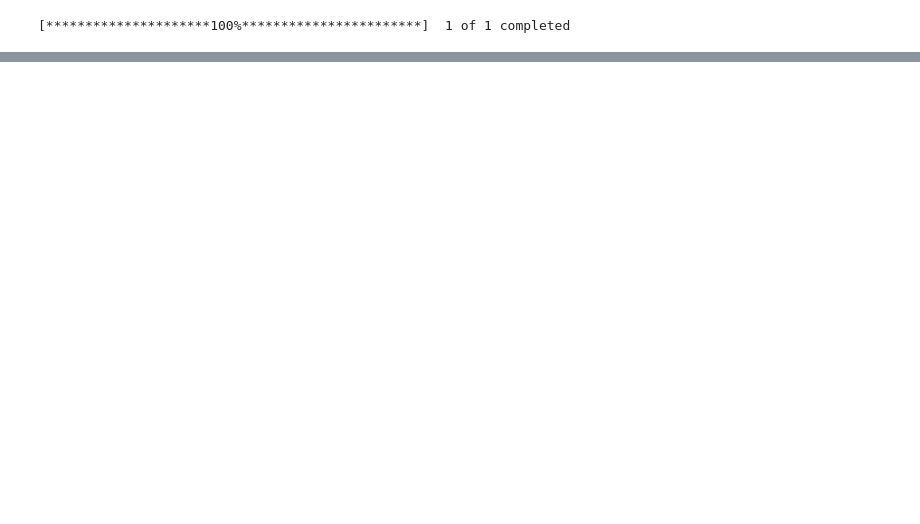
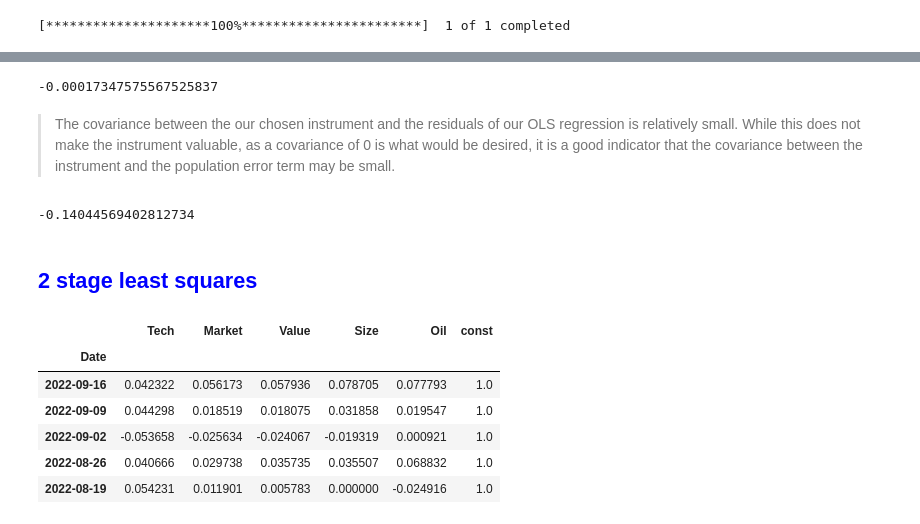
Before and after one commit to felixpoirier1/Assignment-4, a Jupyter notebook: Assignment.ipynb, the cells around one changed output, grey strips where cells are left out. Cells and saved outputs as stored; diff of their text form; code cells hidden in the pictures; blank space fills up the shorter version.

```diff
--- a/Assignment.ipynb
+++ b/Assignment.ipynb
@@ -66,0 +85,13 @@ df.corr()
+# %%
+# Define dependant (y) and independent (x) variables
+y = df[name[0]]
+x = df[name[1:]]
+
+# Add a constant to the predictor variable (intercept)
+x = sm.add_constant(x)
+
+# Fit the OLS model to the sample data
+model_ols = sm.OLS(y, x).fit()
+
+# View model summary (intercept, coefficient, r-squared)
+print(model_ols.summary())
@@ -66,0 +116,25 @@ df.corr()
+# %%
+# Find covariance between residuals and oil prices
+df["Oil"].cov(model_ols.resid)
+# %% [output]
+-0.00017347575567525837
+# %% [markdown]
+> The covariance between the our chosen instrument and the residuals of our OLS regression is relatively small. While this does not make the instrument valuable, as a covariance of 0 is what would be desired, it is a good indicator that the covariance between the instrument and the population error term may be small.
+# %%
+df["Oil"].corr(model_ols.resid)
+# %% [output]
+-0.14044569402812734
+# %% [markdown]
+## <span style="color:blue"> **2 stage least squares**</span>
+# %%
+# Add a column of constants to the DF
+df_const = sm.add_constant(data = df, prepend = False)
+df_const.head()
+# %% [output]
+|  | Tech | Market | Value | Size | Oil | const |
+| Date |  |  |  |  |  |  |
+| 2022-09-16 | 0.042322 | 0.056173 | 0.057936 | 0.078705 | 0.077793 | 1.0 |
+| 2022-09-09 | 0.044298 | 0.018519 | 0.018075 | 0.031858 | 0.019547 | 1.0 |
+| 2022-09-02 | -0.053658 | -0.025634 | -0.024067 | -0.019319 | 0.000921 | 1.0 |
+| 2022-08-26 | 0.040666 | 0.029738 | 0.035735 | 0.035507 | 0.068832 | 1.0 |
+| 2022-08-19 | 0.054231 | 0.011901 | 0.005783 | 0.000000 | -0.024916 | 1.0 |
```
Also changed, not shown: parts of 13 cells of this notebook.
